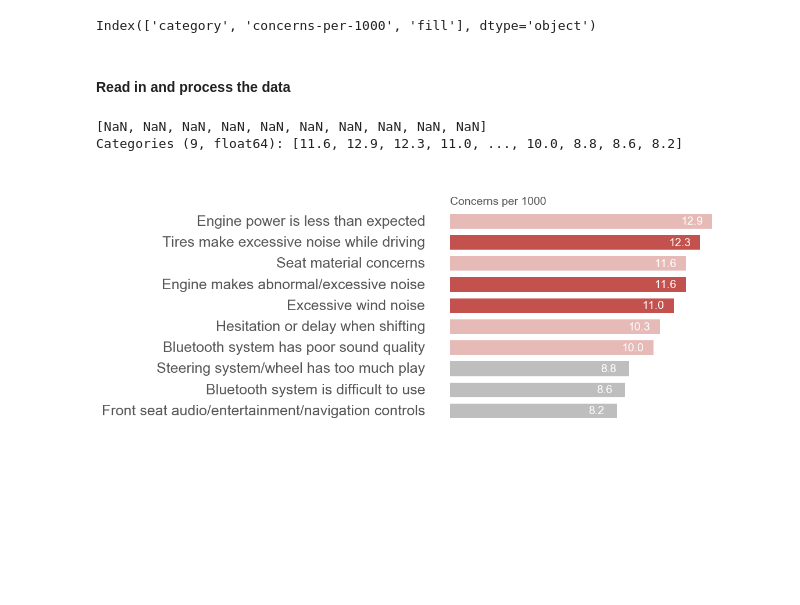
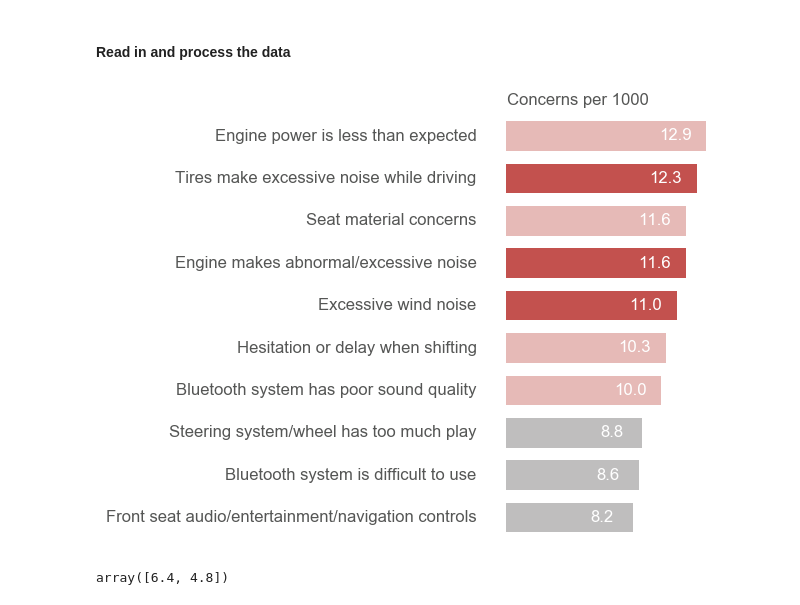
Before and after one commit to steed360/Data-Wrangling-And-Visualisation-Toolkits, a Jupyter notebook: Data Visualisation/Plotnine/1_Horizonal_Bar_Chart.ipynb, the cells around one changed output. Saved outputs shown, nothing was run; the diff lists cells and outputs as text; code cells hidden in the pictures; blank space fills up the shorter version.

Commit message:
plot nine first chart working

```diff
--- a/Data Visualisation/Plotnine/1_Horizonal_Bar_Chart.ipynb
+++ b/Data Visualisation/Plotnine/1_Horizonal_Bar_Chart.ipynb
@@ -33,10 +32,6 @@ ORANGE1, ORANGE2, ORANGE3 = '#F79747', '#FAC090', '#F36721'
 #matplotlib.rcParams['mathtext.fontset'] = 'custom'
 #matplotlib.rcParams['mathtext.bf'] = 'Arial:bold'
 #matplotlib.rcParams['mathtext.it'] = 'Arial:italic'
-# %%
-df.columns
-# %% [output]
-Index(['category', 'concerns-per-1000', 'fill'], dtype='object')
 # %% [markdown]
 #### Read in and process the data
 # %%
@@ -53,11 +48,8 @@ df.loc[ boolIndex ,'fill'] =  RED1
 
 df = df.sort_values (['concerns-per-1000'], ascending=False)
 
-sort_list = df['concerns-per-1000'].value_counts().index.tolist()
-pd.Categorical ( df['category'], categories= sort_list)
+
+# Well that was easy (ish)
-# %% [output]
-[NaN, NaN, NaN, NaN, NaN, NaN, NaN, NaN, NaN, NaN]
-Categories (9, float64): [11.6, 12.9, 12.3, 11.0, ..., 10.0, 8.8, 8.6, 8.2]
 # %%
 # Get a sorted column for the chart. This is indeed a pain.
 cat_list = df.sort_values (['concerns-per-1000'], ascending=True)['category'].tolist()
@@ -65,15 +57,17 @@ df['category_cat'] = pd.Categorical(df['category'], categories=cat_list)
 # %%
 def SWD_style ():
 
+    # Basic information from the
+
     font = "Arial"
-    t=theme_minimal(base_size = 14, base_family = font )
+    t=theme_minimal(base_size = 10, base_family = font )
 
     t2 = theme(
       panel_grid_major = element_blank(),
       panel_grid_minor = element_blank(),
 
       axis_line = element_line(size = .1, color = GRAY9),
-      axis_text = element_text(color = GRAY3, size = 18),
+      axis_text = element_text(color = GRAY3, size = 12),
 
       #axis.ticks.x = element_line(size = 0.5, color = GRAY9),
       #axis.ticks.y = element_line(size = 0.5, color = GRAY9),
@@ -86,7 +80,9 @@ def SWD_style ():
 
       plot_title = element_text(color = GRAY4, size= 12 ),
 
+      # I don't think this line is implemented in plotnine
       #plot_title_position = "plot", # This aligns the plot title to the very left edge
+
       #plot_caption = element_text(hjust = 0, color = GRAY6),
       #plot_caption_position = "plot",
 
@@ -109,36 +105,37 @@ t = theme(
           #axis_text_y   = element_blank(),
 
           # Chuck out grid lines
           panel_grid_major_y=element_blank(),
           #panel_background=element_blank(),
           #panel_border = element_rect(colour = "black",  fill=None, size=4)
 )
 
 fig = (ggplot(df, aes (x = 'category_cat', y = 'concerns-per-1000'))   + \
       geom_col(aes(fill = 'fill'), width = .7)  +\
       scale_fill_identity() +\
-      geom_text(aes(label = 'concerns-per-1000'), nudge_y = -1, nudge_x = 0, color = 'white', size = 14)+ \
+      geom_text(aes(label = 'concerns-per-1000'), nudge_y = -2, nudge_x = -0, color = 'white', size = 12)+ \
       scale_y_continuous(name = "concerns per 1,000") +\
       coord_flip() + \
       SWD_style() +\
       t
 ).draw(show=False, return_ggplot=False)
       #labs(title = "Top 10 design= concerns")
 
 ax = fig.gca()
 
 # Pop in a title.
-ax0 = fig.add_axes( (0,0,1,1))
-ax0.axis('Off') # don't draw anything.
+#ax0 = fig.add_axes( (0,0,1,1))
+#ax0.axis('Off') # don't draw anything.
 #ax0.text ( 0, 1 ,'A title', fontsize=10.5,color=GRAY3)
 
 #ax.tick_params (axis='x', width=3 ,labelsize=2, colors=GRAY7, labeltop=True, labelbottom=False,  labelcolor=GRAY5)
 #ax.yaxis.set_label_position('right')
 #ax.yaxis.set_label_coords ( 0.2  , -0.01)
 
-
-ax.set_xlabel('Concerns per 1000', horizontalalignment='left', y=1.0, x=0.16)
+ax.set_xlabel('Concerns per 1000', horizontalalignment='left', y=1.0, x=0.65, size = 12)
 ax.xaxis.set_label_position('top')
 #ax.xaxis.set_label_coords ( 0.2, 1.1)
+
+plt.tight_layout()
 # %% [output]
-[figure, old version]
+[figure, new version]
@@ -149,0 +142,4 @@ fig.savefig ( 'Plots/1_horiz_bar')
+# %%
+fig.get_size_inches()
+# %% [output]
+array([6.4, 4.8])
```
Also changed, not shown: parts of 3 cells of this notebook, 1 other file.
